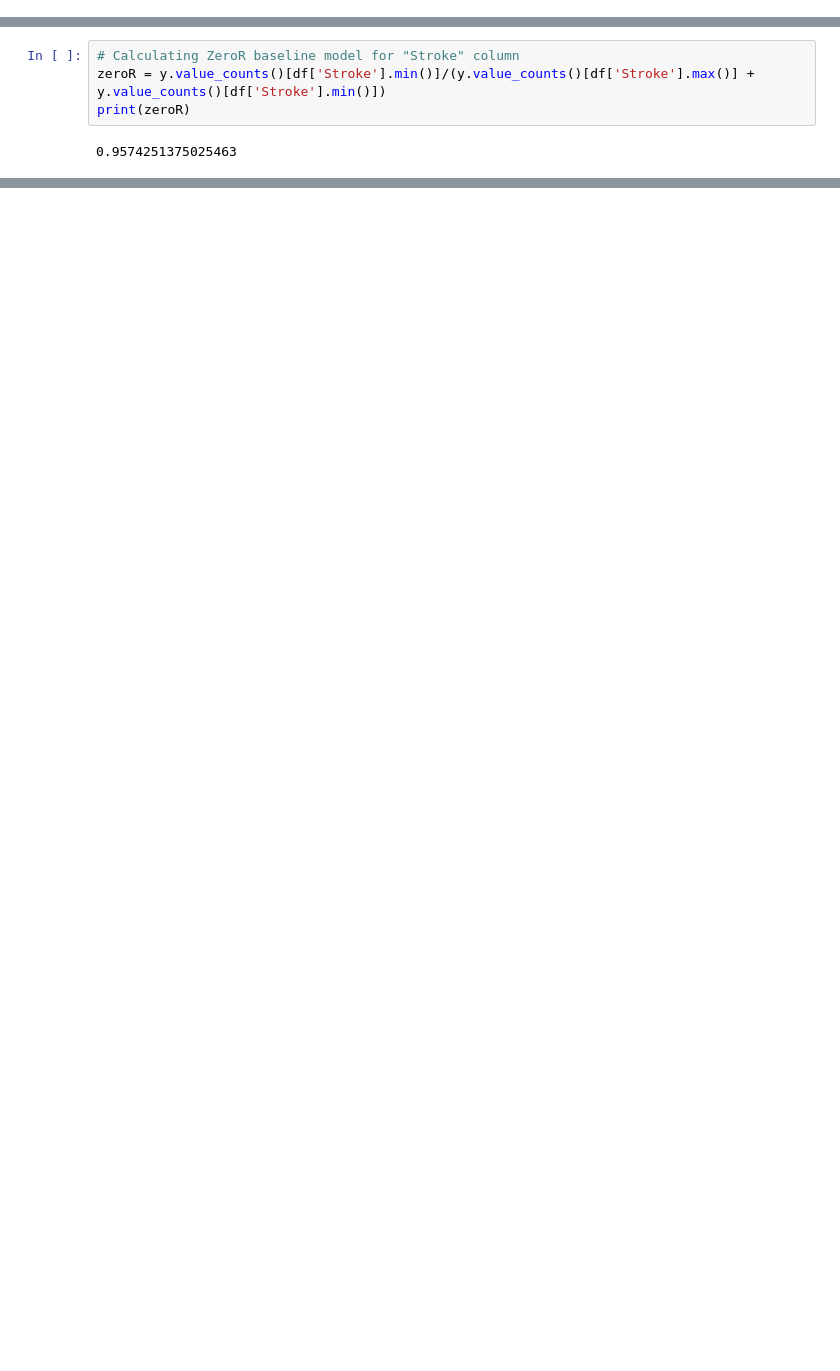
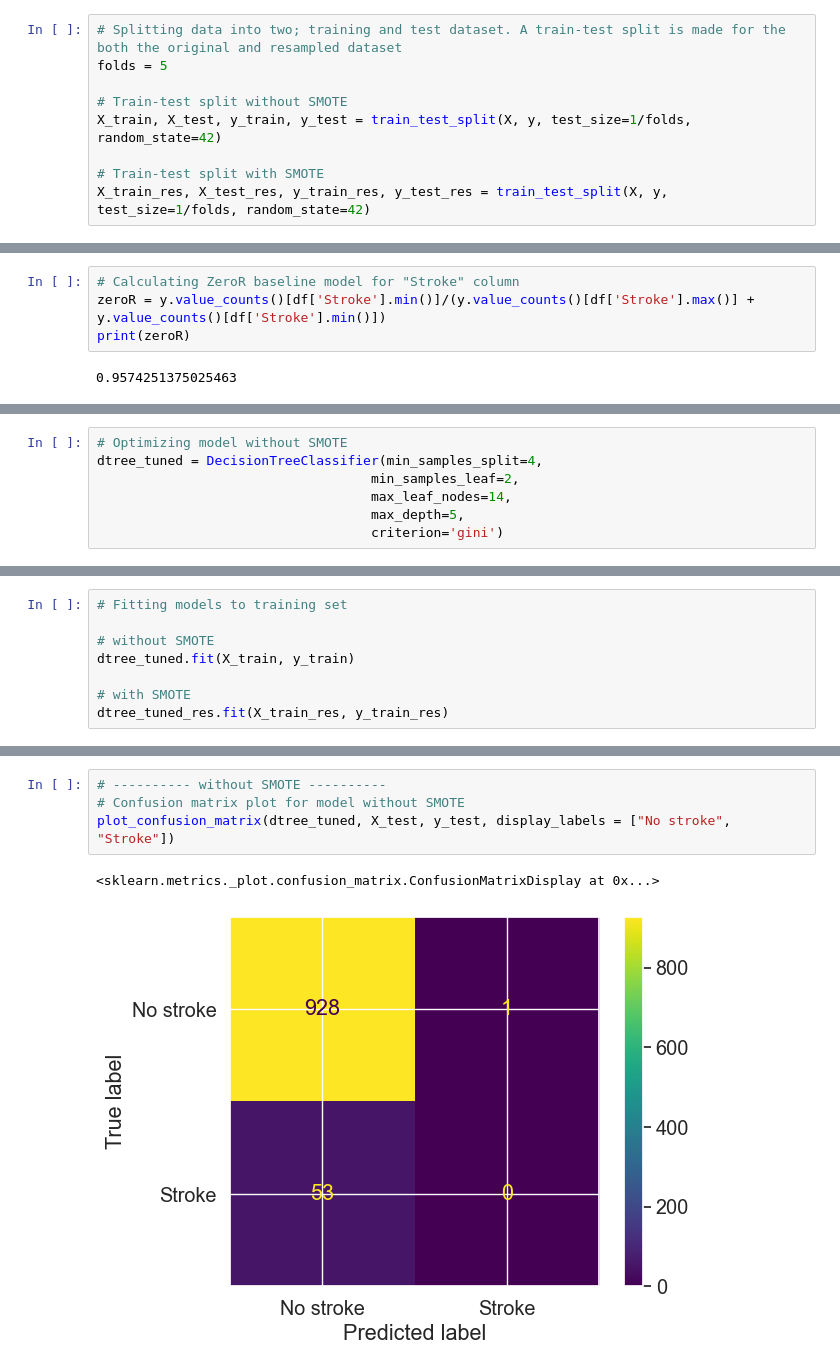
Before and after one commit to helenaglaring/BDM, a Jupyter notebook: BDM_stroke_prediction.ipynb, the cells around one changed output, grey strips where cells are left out. Saved outputs shown, nothing was run; the diff lists cells and outputs as text; blank space fills up the shorter version.

```diff
--- a/BDM_stroke_prediction.ipynb
+++ b/BDM_stroke_prediction.ipynb
@@ -373,2 +435,11 @@ Methods for selecting relevant features (lecture 3)
+# %%
+# Splitting data into two; training and test dataset. A train-test split is made for the both the original and resampled dataset
+folds = 5
+
+# Train-test split without SMOTE
+X_train, X_test, y_train, y_test = train_test_split(X, y, test_size=1/folds, random_state=42)
+
+# Train-test split with SMOTE
+X_train_res, X_test_res, y_train_res, y_test_res = train_test_split(X, y, test_size=1/folds, random_state=42)
 # %% [markdown]
 ## Baseline model
@@ -391,0 +589,7 @@ print(zeroR)
+# %%
+# Optimizing model without SMOTE
+dtree_tuned = DecisionTreeClassifier(min_samples_split=4,
+                                   min_samples_leaf=2,
+                                   max_leaf_nodes=14,
+                                   max_depth=5,
+                                   criterion='gini')
@@ -391,0 +603,8 @@ print(zeroR)
+# %%
+# Fitting models to training set
+
+# without SMOTE
+dtree_tuned.fit(X_train, y_train)
+
+# with SMOTE
+dtree_tuned_res.fit(X_train_res, y_train_res)
@@ -391,0 +653,7 @@ print(zeroR)
+# %%
+# ---------- without SMOTE ----------
+# Confusion matrix plot for model without SMOTE
+plot_confusion_matrix(dtree_tuned, X_test, y_test, display_labels = ["No stroke", "Stroke"])
+# %% [output]
+<sklearn.metrics._plot.confusion_matrix.ConfusionMatrixDisplay at 0x...>
+[figure, added]
```
Also changed, not shown: parts of 81 cells of this notebook, 7 other files.
